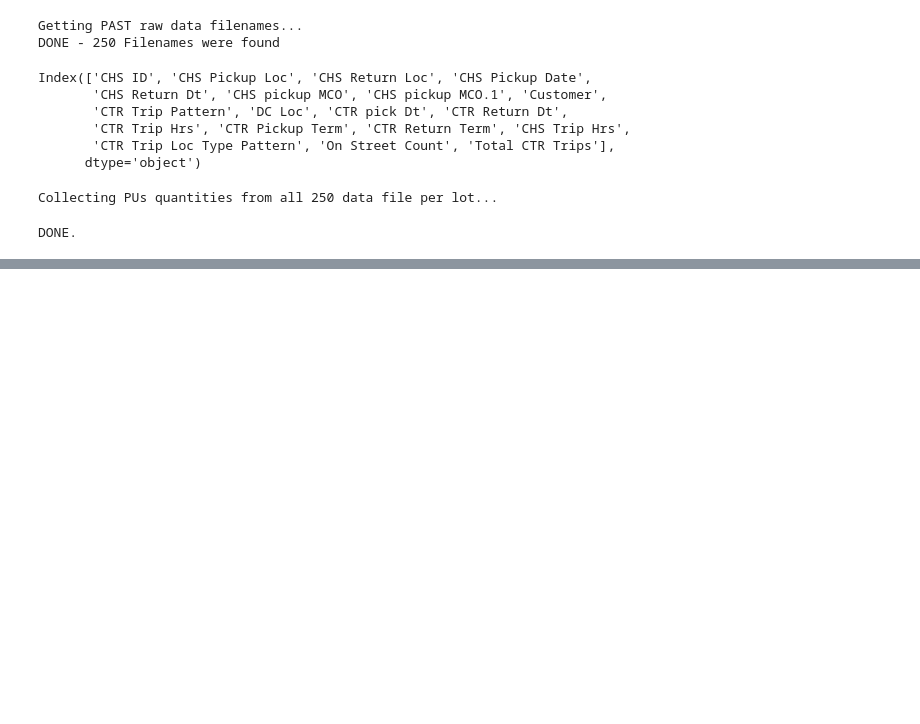
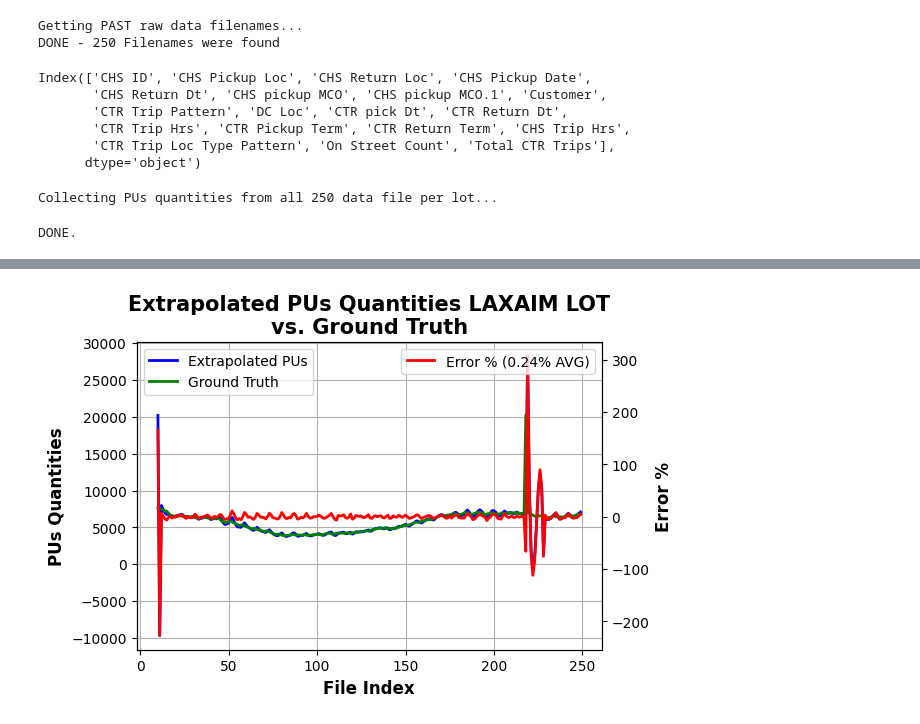
Before and after one commit to avner-shakudo/Flexivan, a Jupyter notebook: PU_Prediction_AVG_EVAL.ipynb, the cells around one changed output, grey strips where cells are left out. Drawn from its saved outputs; the diff is of its cells as text; code cells hidden in the pictures; blank space fills up the shorter version.

Commit message:
With new analysis of PU prediction and DOCX generation

```diff
--- a/PU_Prediction_AVG_EVAL.ipynb
+++ b/PU_Prediction_AVG_EVAL.ipynb
@@ -103,0 +92,80 @@ for pu_lot in PUs_Quants_per_Day_by_LOT.keys():
+# %%
+# ACCURACY check - check whether the method of extrapolation of the moving window for pickup prediction for each lot
+%matplotlib inline
+
+Generate_DOCX_Report = 1
+Extrapolation_Window_Size = 10
+PU_Moving_AVG_REP_Extrapolated = {}
+X_Values = []
+Steps_2_Extrapolate = 1
+Display_Factor = 2
+
+
+for return_lot in PUs_Quants_per_Day_by_LOT.keys():
+    PUs_Sums = PUs_Quants_per_Day_by_LOT[return_lot]
+
+    for ii in range(len(PUs_Sums)):
+        print(f'Analyzing extrapolation ACCURACY for lot {return_lot} - sample {ii+1} out of {len(PUs_Sums)} ({int(100*(ii+1)/len(PUs_Sums))}%)', end='\r')
+        try:
+            PU_Moving_AVG_REP_Extrapolated[return_lot]
+        except:
+            PU_Moving_AVG_REP_Extrapolated[return_lot] = [[], [], []]       # [File_Indexes (x_values), Extrapolated values, Error]
+
+        if ii>=Extrapolation_Window_Size:
+            # Generate the extrapolated value
+            PU_Num_Pred = Flexivan_Prediction_Package.auto_extrapolate(PUs_Quants_per_Day_by_LOT[return_lot][(ii-Extrapolation_Window_Size):ii], \
+                Steps_2_Extrapolate)
+
+            Error = 100 * (PU_Num_Pred - PUs_Quants_per_Day_by_LOT[return_lot][ii]) / PUs_Quants_per_Day_by_LOT[return_lot][ii]
+
+            PU_Moving_AVG_REP_Extrapolated[return_lot][0].append(ii)
+            PU_Moving_AVG_REP_Extrapolated[return_lot][1].append(PU_Num_Pred)
+            PU_Moving_AVG_REP_Extrapolated[return_lot][2].append(Error)
+
+# Initialize document
+if Generate_DOCX_Report:
+    doc = Document()
+    doc.add_heading('Pickups Prediction Accuracy Report', 1)
+    doc.add_paragraph('This document contains the results of applying the moving window extrapolation method for the prediction \
+        of pickups for future dates for each lot separately. This method was used because the data cannot be used for pickups prediction, it already\
+            assumes that a chassie loan was performed. The future pickups prediction problem answers a different question entirely - whether there\
+                will be a pickup or not. This method used a comb of last values of sums of pickups from a lot, and extrapolates using an automatic\
+                    algorithm that optimizes the least error extrapolation model (linear, quadratic or cubic).')
+
+    doc.add_paragraph('\nThe results shows the extrapolated (predicted) value on to of the real value in Blue and Green, and the error rate of each\
+        sample in Red in another coordinates set. Each LOT''s results are shown in a separate sub-section of this document')
+
+# Display results
+for return_lot in PU_Moving_AVG_REP_Extrapolated.keys():
+    fig, ax = plt.subplots(figsize=(6, 4))
+
+    ax.plot(PU_Moving_AVG_REP_Extrapolated[return_lot][0], PU_Moving_AVG_REP_Extrapolated[return_lot][1], color='b', linewidth=2, label='Extrapolated PUs')
+    ax.plot(np.arange(Extrapolation_Window_Size, len(PUs_Quants_per_Day_by_LOT[return_lot])), \
+        PUs_Quants_per_Day_by_LOT[return_lot][Extrapolation_Window_Size:len(PUs_Quants_per_Day_by_LOT[return_lot])], color='g', linewidth=2, label='Ground Truth')
+
+    AVG_ERROR = np.round(np.mean(np.array(PU_Moving_AVG_REP_Extrapolated[return_lot][2])), 2)
+    ax2 = ax.twinx()
+    ax2.plot(PU_Moving_AVG_REP_Extrapolated[return_lot][0], PU_Moving_AVG_REP_Extrapolated[return_lot][2], color='r', linewidth=2, label=f'Error % ({AVG_ERROR}% AVG)')
+
+    ax.set_xlabel('File Index', fontsize=12, fontweight='bold')
+    ax.set_ylabel('PUs Quantities', fontsize=12, fontweight='bold')
+    ax.set_title(f'Extrapolated PUs Quantities {return_lot} LOT\nvs. Ground Truth', fontsize=15, fontweight='bold')
+    ax2.set_ylabel('Error %', fontsize=12, fontweight='bold')
+    ax.legend(loc='upper left')
+    ax2.legend(loc='upper right')
+    ax.grid()
+
+    if Generate_DOCX_Report:
+        doc.add_heading(f'Pickup Prediction Results for LOT {return_lot}', level=2)
+        doc.add_paragraph('\n\n')
+
+        plt.savefig("TEMP_PU_PRED_RESULTS.png")
+        doc.add_picture('TEMP_PU_PRED_RESULTS.png', width=Inches(4))
+
+    plt.show()
+
+# remove temp image files
+if Generate_DOCX_Report:
+    doc.save('Pickup_Accuracy_Report_by_LOT.docx')
+    os.remove('TEMP_PU_PRED_RESULTS.png')
+# %% [output]
@@ -103,0 +173 @@ for pu_lot in PUs_Quants_per_Day_by_LOT.keys():
+[figure, added]
```
Also changed, not shown: parts of 5 cells of this notebook, 2 other files.
